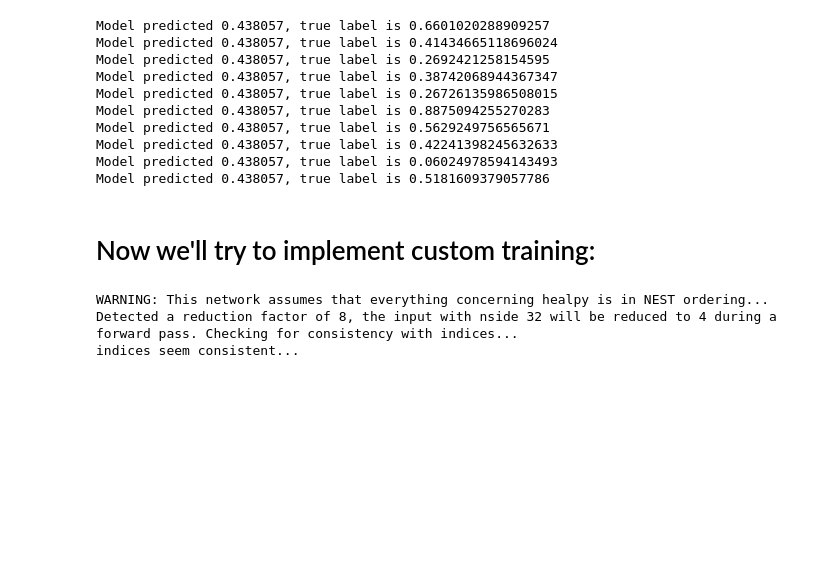
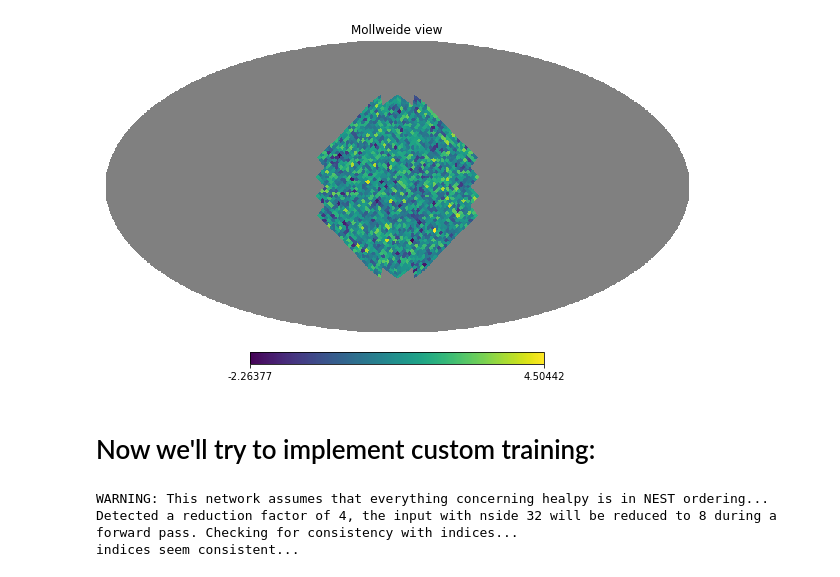
Before and after one commit to BeSuter/bsuter_masterproject, a Jupyter notebook: RandomSphereRegression.ipynb, the cells around one changed output. Drawn from its saved outputs; the diff is of its cells as text; code cells hidden in the pictures; blank space fills up the shorter version.

```diff
--- a/RandomSphereRegression.ipynb
+++ b/RandomSphereRegression.ipynb
@@ -85,46 +1,60 @@ Epoch 4/4
-# %%
-for i in range(10):
-    mean= np.random.rand()
-    predictions = model(np.random.normal(loc=mean, size=(1, len(indices), 1)))
-    print("Model predicted %f, true label is %s" % (predictions, mean))
-# %% [output]
-Model predicted 0.438057, true label is 0.6601020288909257
-Model predicted 0.438057, true label is 0.41434665118696024
-Model predicted 0.438057, true label is 0.2692421258154595
-Model predicted 0.438057, true label is 0.38742068944367347
-Model predicted 0.438057, true label is 0.26726135986508015
-Model predicted 0.438057, true label is 0.8875094255270283
-Model predicted 0.438057, true label is 0.5629249756565671
-Model predicted 0.438057, true label is 0.42241398245632633
-Model predicted 0.438057, true label is 0.06024978594143493
-Model predicted 0.438057, true label is 0.5181609379057786
+# %%
+import tensorflow as tf
+import numpy as np
+import healpy as hp
+
+from DeepSphere.utils import extend_indices
+from DeepSphere import healpy_networks as hp_nn
+from DeepSphere import gnn_layers
+import matplotlib.pyplot as plt
+
+NSIDE = 32
+NPIX = hp.nside2npix(NSIDE)
+
+all_ipix = list(range(NPIX))
+hp_map = np.zeros(NPIX)
+
+# create a mask
+pix = hp.query_disc(nside=NSIDE, vec=np.array([1.0, 0.0, 0.0]), radius=0.75)
+hp_map[pix] = 1.0
+
+hp_map_nest = hp.reorder(hp_map, r2n=True)
+indices = np.arange(NPIX)[hp_map_nest > 0.5]
+
+# With this first mask we might not be able to properly downsample to a wanted NSIDE
+# so we extent the indices
+indices_ext = extend_indices(indices=indices, nside_in=NSIDE, nside_out=8)
+
+new_map = np.full(shape=(NPIX), fill_value=hp.UNSEEN)
+
+for indice in indices_ext:
+    new_map[indice] = np.random.normal(1)
+for indice in indices:
+    new_map[indice] = np.random.normal(1)
+
+hp.mollview(new_map, nest=True)
+
+new_map = np.expand_dims(new_map, axis=0)
+new_map = np.expand_dims(new_map, axis=-1)
+# %% [output]
+[figure, added]
 # %% [markdown]
 # Now we'll try to implement custom training:
 # %%
-# Redefine the model
-#layers = [gnn_layers.HealpyPseudoConv(p=1, Fout=4, activation='elu'),
-#          gnn_layers.HealpyPool(p=1),
-#          hp_nn.HealpyChebyshev5(K=5, Fout=8),
-#          gnn_layers.HealpyPseudoConv(p=2, Fout=16, activation='elu'),
-#          hp_nn.HealpyMonomial(K=5, Fout=32),
-#          hp_nn.Healpy_ResidualLayer("CHEBY", layer_kwargs={"K": 5}),
-#          tf.keras.layers.Flatten(),
-#          tf.keras.layers.Dense(1)]
-
 layers = [gnn_layers.HealpyPseudoConv(p=1, Fout=4, activation='elu'),
-          gnn_layers.HealpyPseudoConv(p=2, Fout=16, activation='elu'),
+          gnn_layers.HealpyPseudoConv(p=1, Fout=4, activation='relu'),
           tf.keras.layers.Flatten(),
           tf.keras.layers.Dense(1)]
 
- # build a model
+# build a model
 tf.keras.backend.clear_session()
 indices = np.arange(NPIX)
-custom_model = hp_nn.HealpyGCNN(nside=NSIDE, indices=indices, layers=layers)
+model = hp_nn.HealpyGCNN(nside=NSIDE, indices=indices, layers=layers)
 
-custom_model.build(input_shape=(1, len(indices), 1))
+model.build(input_shape=(1, len(indices), 1))
 # %% [output]
 WARNING: This network assumes that everything concerning healpy is in NEST ordering...
-Detected a reduction factor of 8, the input with nside 32 will be reduced to 4 during a forward pass. Checking for consistency with indices...
+Detected a reduction factor of 4, the input with nside 32 will be reduced to 8 during a forward pass. Checking for consistency with indices...
 indices seem consistent...
 # %%
 # Define the loss and gradient function
```
Also changed, not shown: parts of 8 cells of this notebook.
